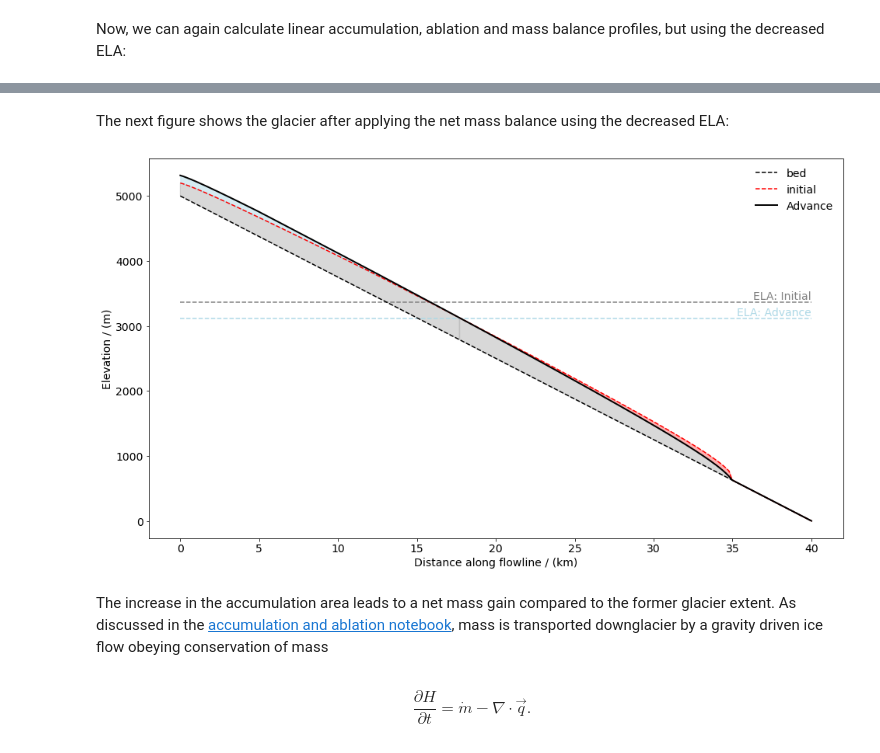
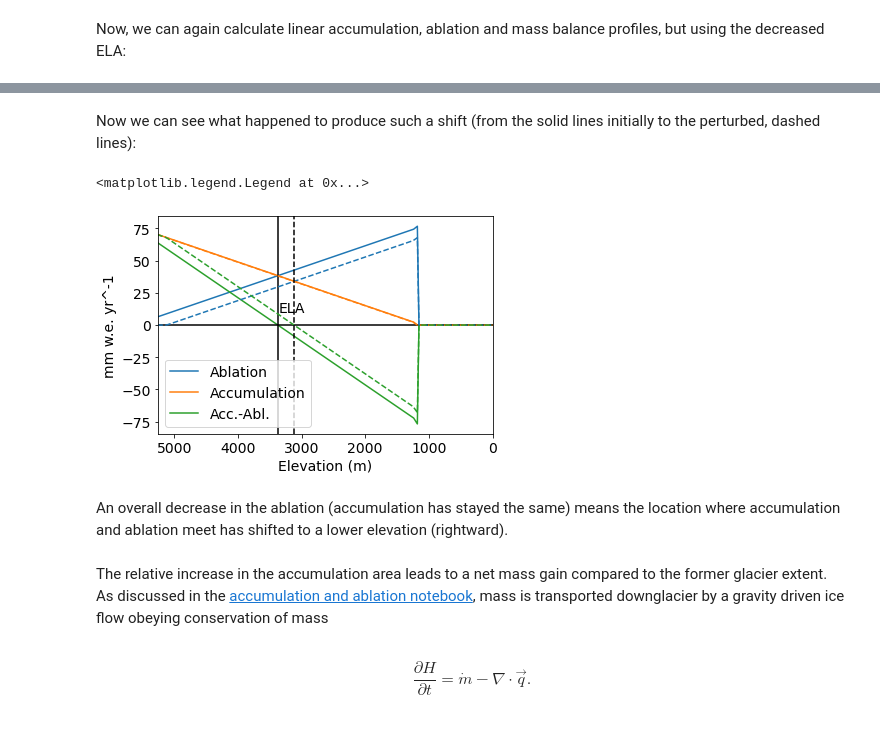
Before and after one commit to skachuck/clasp474_w2021, a Jupyter notebook: ela_perturbations.ipynb, the cells around one changed output, grey strips where cells are left out. Saved outputs shown, nothing was run; the diff lists cells and outputs as text; code cells hidden in the pictures.

Commit message:
Updated ela notebook

```diff
--- a/ela_perturbations.ipynb
+++ b/ela_perturbations.ipynb
@@ -179,15 +201,31 @@ mb_adv = acc_adv + abl_adv
 # %%
 # mass balance surface corrected to the bed where ice thickness is negative
 mb_sfc_adv = edu.correct_to_bed(bed_h, initial + mb_adv)
-# %% [markdown]
-The next figure shows the glacier after applying the net mass balance using the decreased ELA:
-# %%
-fig, ax = plt.subplots(1, 1, figsize=(16, 9))
-edu.intro_glacier_plot(ax, distance_along_glacier, bed_h, initial, [mb_sfc_adv], ['Advance'], ela=[ela, ela_adv], plot_ela=True)
-# %% [output]
-[figure, removed]
+# %% [markdown]
+Now we can see what happened to produce such a shift (from the solid lines initially to the perturbed, dashed lines):
+# %%
+plt.plot(mb_sfc, -abl, label='Ablation')
+plt.plot(mb_sfc, acc, label='Accumulation')
+plt.plot(mb_sfc, mb_we, label='Acc.-Abl.')
+plt.axhline(0, c='k'), plt.axvline(ela, c='k'); plt.text(ela,10,'ELA');
+
+# Reset colors for plot
+plt.gca().set_prop_cycle(None)
+plt.plot(mb_sfc_adv, -abl_adv, ls='--')
+plt.plot(mb_sfc_adv, acc_adv, ls='--')
+plt.plot(mb_sfc_adv, mb_adv, ls='--')
+plt.axvline(ela_adv, c='k', ls='--');
+
+plt.xlim([mb_sfc.max(), mb_sfc.min()])
+plt.xlabel('Elevation (m)'); plt.ylabel('mm w.e. yr^-1')
+plt.legend()
+# %% [output]
+<matplotlib.legend.Legend at 0x...>
+[figure, added]
+# %% [markdown]
+An overall decrease in the ablation (accumulation has stayed the same) means the location where accumulation and ablation meet has shifted to a lower elevation (rightward).
 # %% [markdown]
-The increase in the accumulation area leads to a net mass gain compared to the former glacier extent. As discussed in the [accumulation and ablation notebook](accumulation_and_ablation.ipynb), mass is transported downglacier by a gravity driven ice flow obeying conservation of mass
+The relative increase in the accumulation area leads to a net mass gain compared to the former glacier extent. As discussed in the [accumulation and ablation notebook](accumulation_and_ablation.ipynb), mass is transported downglacier by a gravity driven ice flow obeying conservation of mass
 # %% [markdown]
 $$\frac{\partial H}{\partial t} = \dot{m} - \nabla \cdot \vec{q}.$$
 # %% [markdown]
```
Also changed, not shown: parts of 28 cells of this notebook.
